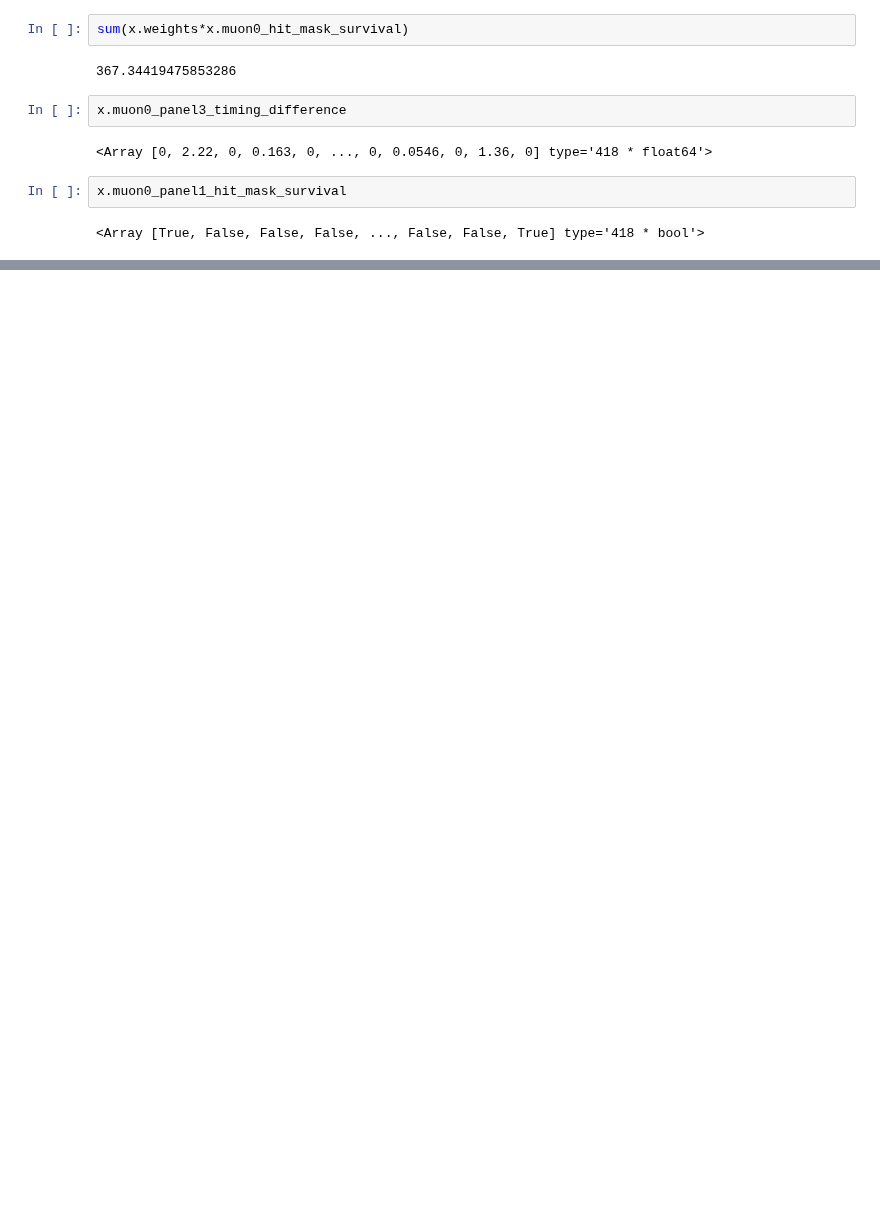
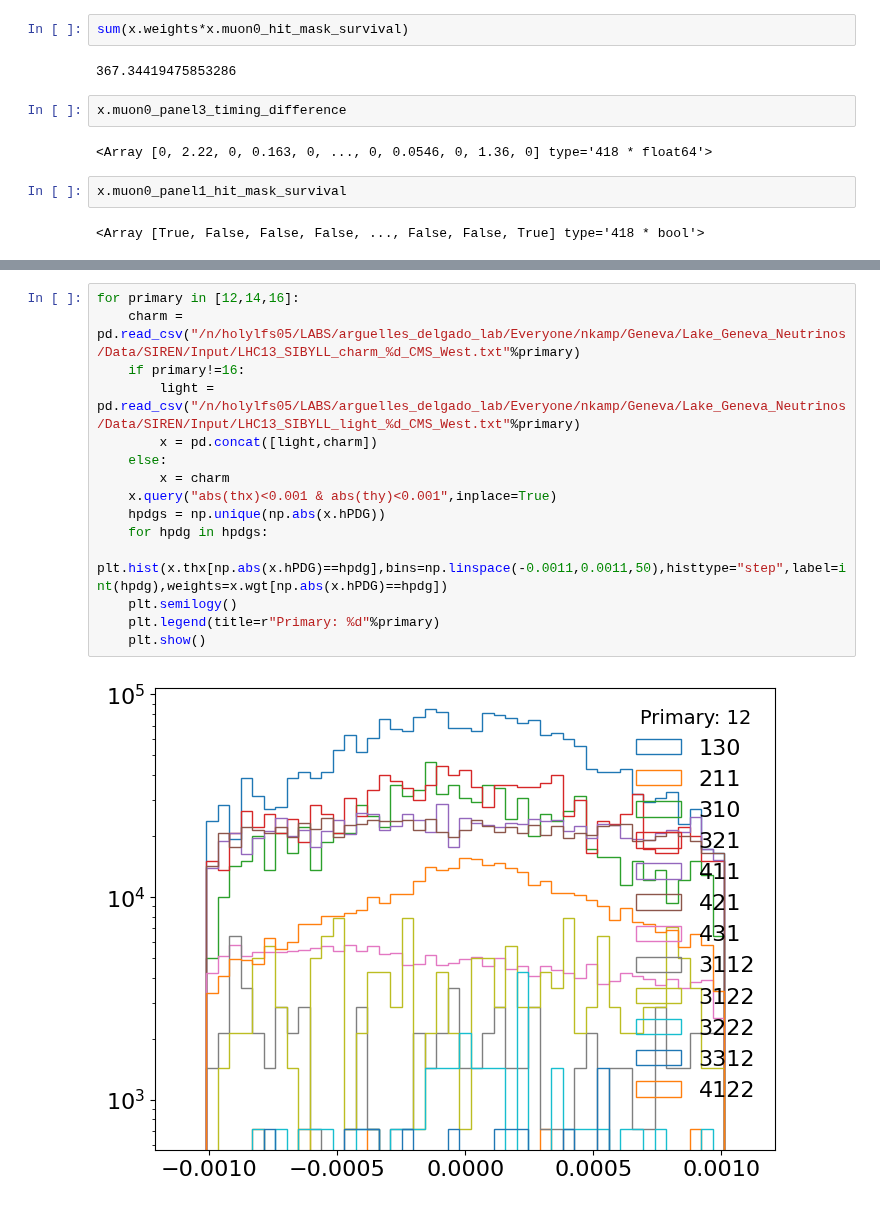
Before and after one commit to nickkamp1/Lake_Geneva_Neutrinos, a Jupyter notebook: SIREN_HNLAnalysis.ipynb, the cells around one changed output, grey strips where cells are left out. Cells and saved outputs as stored; diff of their text form; blank space fills up the shorter version.

```diff
--- a/SIREN_HNLAnalysis.ipynb
+++ b/SIREN_HNLAnalysis.ipynb
@@ -421,0 +424,17 @@ array([1, 1, 1, 1, 1, 1, 2, 1, 1, 1, 2, 1, 1, 1, 1, 1, 1, 1, 1, 1, 1, 1,
+# %%
+for primary in [12,14,16]:
+    charm = pd.read_csv("/n/holylfs05/LABS/arguelles_delgado_lab/Everyone/nkamp/Geneva/Lake_Geneva_Neutrinos/Data/SIREN/Input/LHC13_SIBYLL_charm_%d_CMS_West.txt"%primary)
+    if primary!=16:
+        light = pd.read_csv("/n/holylfs05/LABS/arguelles_delgado_lab/Everyone/nkamp/Geneva/Lake_Geneva_Neutrinos/Data/SIREN/Input/LHC13_SIBYLL_light_%d_CMS_West.txt"%primary)
+        x = pd.concat([light,charm])
+    else:
+        x = charm
+    x.query("abs(thx)<0.001 & abs(thy)<0.001",inplace=True)
+    hpdgs = np.unique(np.abs(x.hPDG))
+    for hpdg in hpdgs:
+        plt.hist(x.thx[np.abs(x.hPDG)==hpdg],bins=np.linspace(-0.0011,0.0011,50),histtype="step",label=int(hpdg),weights=x.wgt[np.abs(x.hPDG)==hpdg])
+    plt.semilogy()
+    plt.legend(title=r"Primary: %d"%primary)
+    plt.show()
+# %% [output]
+[figure, added]
```
Also changed, not shown: parts of 3 cells of this notebook, 5 other files.
